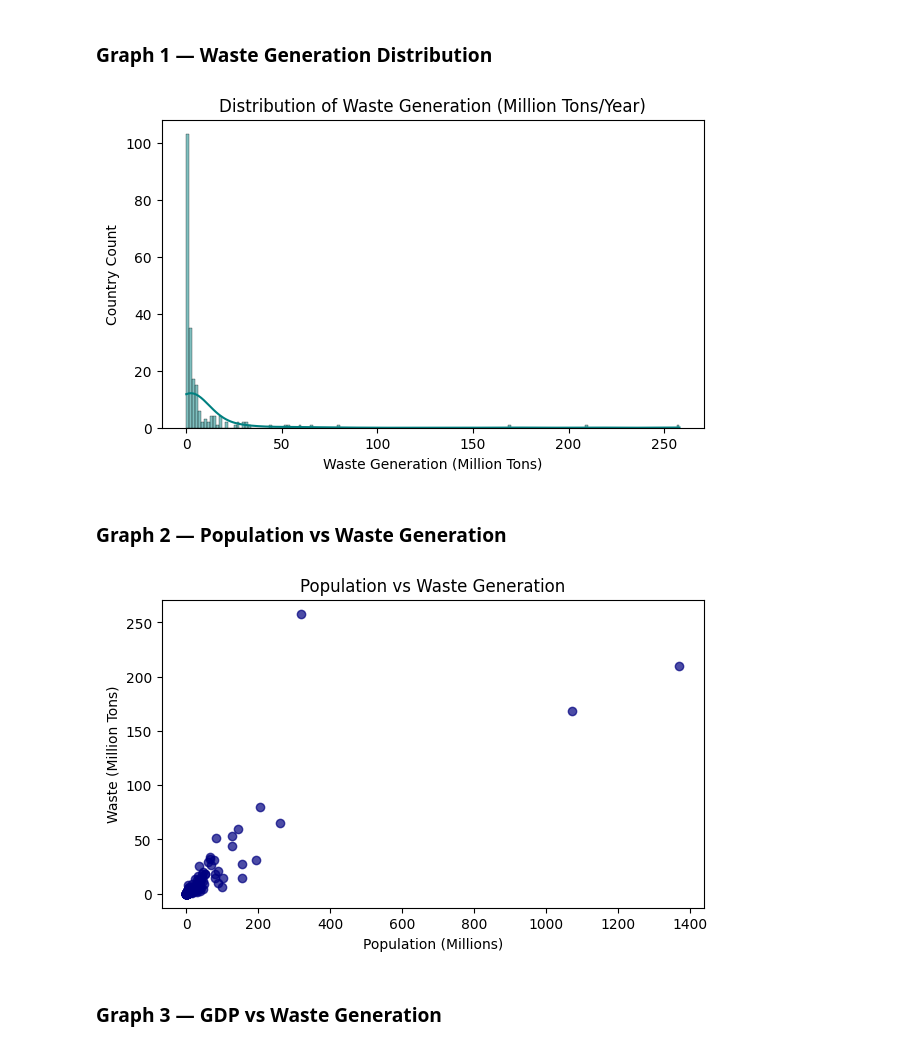
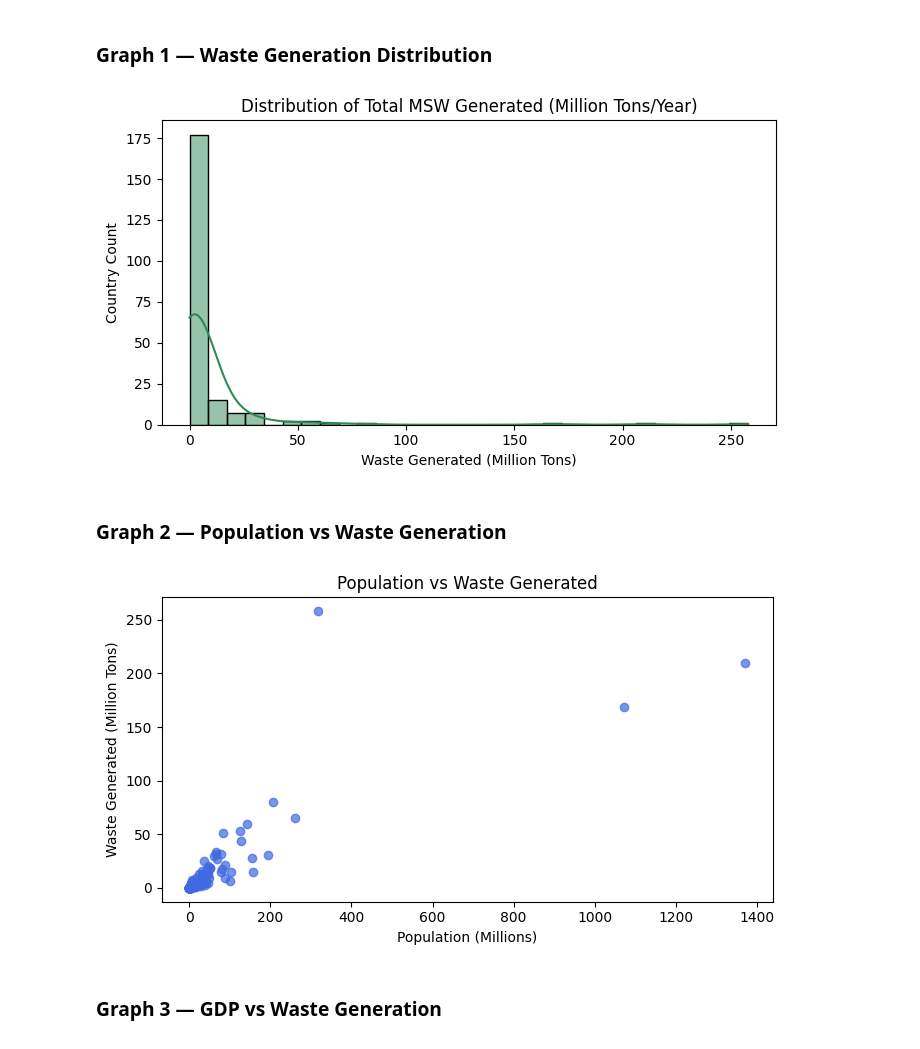
Before and after one commit to sakshi1013-coder/WasteManagement-ML, a Jupyter notebook: Waste_Generation_Analysis.ipynb, the cells around one changed output. Cells and saved outputs as stored; diff of their text form; code cells hidden in the pictures.

```diff
--- a/Waste_Generation_Analysis.ipynb
+++ b/Waste_Generation_Analysis.ipynb
@@ -105,21 +108,25 @@ dtype: int64
 # %% [markdown]
 ## 4. Data Cleaning & Preprocessing
 # %%
+
 # 1. Rename columns to simple names
 df = df.rename(columns={
     "total_msw_total_msw_generated_tons_year": "waste_tons",
     "population_population_number_of_people": "population",
     "composition_food_organic_waste_percent": "organic_pct",
-    "composition_glass_percent": "glass_pct",
-    "composition_metal_percent": "metal_pct",
-    "composition_other_percent": "other_pct",
-    "composition_paper_cardboard_percent": "paper_pct",
-    "composition_plastic_percent": "plastic_pct",
     "income_id": "income",
     "region_id": "region"
 })
 
-# 2. Drop rows where target is missing
-df = df.dropna(subset=["waste_tons"]).reset_index(drop=True)
-print("Remaining rows:", len(df))
+# 2. Drop rows missing the target variable
+df = df.dropna(subset=["waste_tons"]).copy()
+
+# Fill missing values in predictors with median / mode
+df["gdp"] = df["gdp"].fillna(df["gdp"].median())
+df["population"] = df["population"].fillna(df["population"].median())
+df["organic_pct"] = df["organic_pct"].fillna(df["organic_pct"].median())
+df["income"] = df["income"].fillna(df["income"].mode()[0])
+df["region"] = df["region"].fillna(df["region"].mode()[0])
+
+print("Cleaned shape:", df.shape)
 # %% [output]
@@ -127,6 +134,9 @@ Remaining rows: 215
 # %%
+
 # 3. Create 3-class target: Low, Medium, High waste tier
-df["waste_tier"] = pd.qcut(df["waste_tons"], q=3, labels=["Low", "Medium", "High"])
+df["waste_tier"] = pd.qcut(
+    df["waste_tons"], q=3, labels=["Low", "Medium", "High"]
+)
 print("Waste tier counts:")
 print(df["waste_tier"].value_counts())
 # %% [output]
@@ -174,25 +178,29 @@ Prepared feature matrix shape: (215, 19)
 # %% [markdown]
 ### Graph 1 — Waste Generation Distribution
 # %%
+
 plt.figure(figsize=(7, 4))
-sns.histplot(df["waste_tons"] / 1e6, kde=True, color="teal")
-plt.title("Distribution of Waste Generation (Million Tons/Year)")
-plt.xlabel("Waste Generation (Million Tons)")
+sns.histplot(df["waste_tons"] / 1e6, kde=True, color="seagreen", bins=30)
+plt.title("Distribution of Total MSW Generated (Million Tons/Year)")
+plt.xlabel("Waste Generated (Million Tons)")
 plt.ylabel("Country Count")
+plt.tight_layout()
 plt.show()
 # %% [output]
-[figure, old version]
+[figure, new version]
 # %% [markdown]
 ### Graph 2 — Population vs Waste Generation
 # %%
+
 plt.figure(figsize=(7, 4))
-plt.scatter(df["population"] / 1e6, df["waste_tons"] / 1e6, alpha=0.7, color="navy")
-plt.title("Population vs Waste Generation")
+plt.scatter(df["population"] / 1e6, df["waste_tons"] / 1e6, color="royalblue", alpha=0.7)
+plt.title("Population vs Waste Generated")
 plt.xlabel("Population (Millions)")
-plt.ylabel("Waste (Million Tons)")
+plt.ylabel("Waste Generated (Million Tons)")
+plt.tight_layout()
 plt.show()
 # %% [output]
-[figure, old version]
+[figure, new version]
 # %% [markdown]
 ### Graph 3 — GDP vs Waste Generation
 # %%
```
Also changed, not shown: parts of 54 cells of this notebook.
